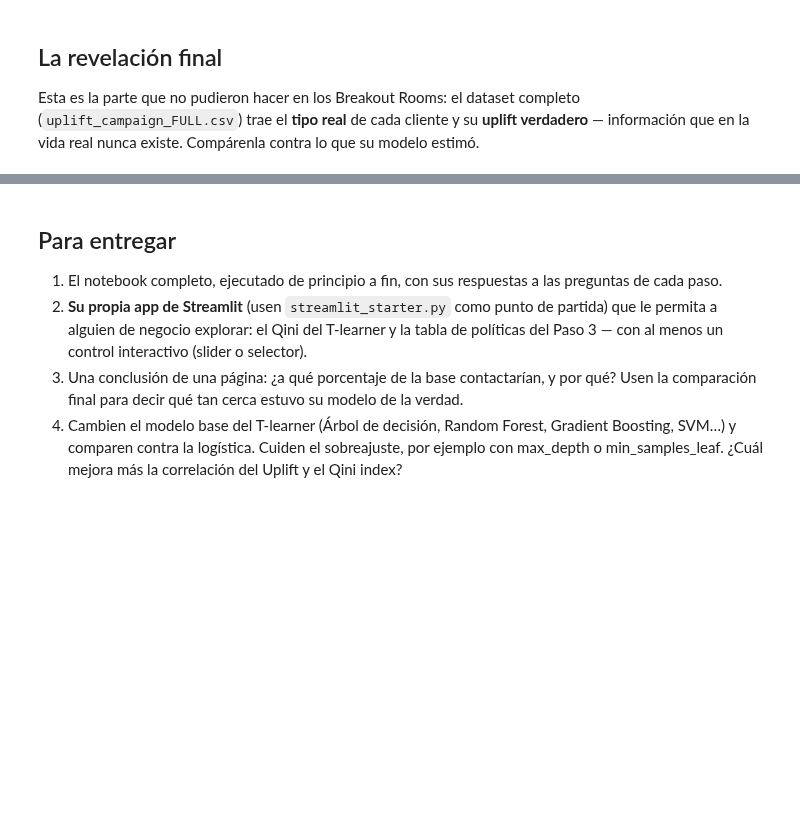
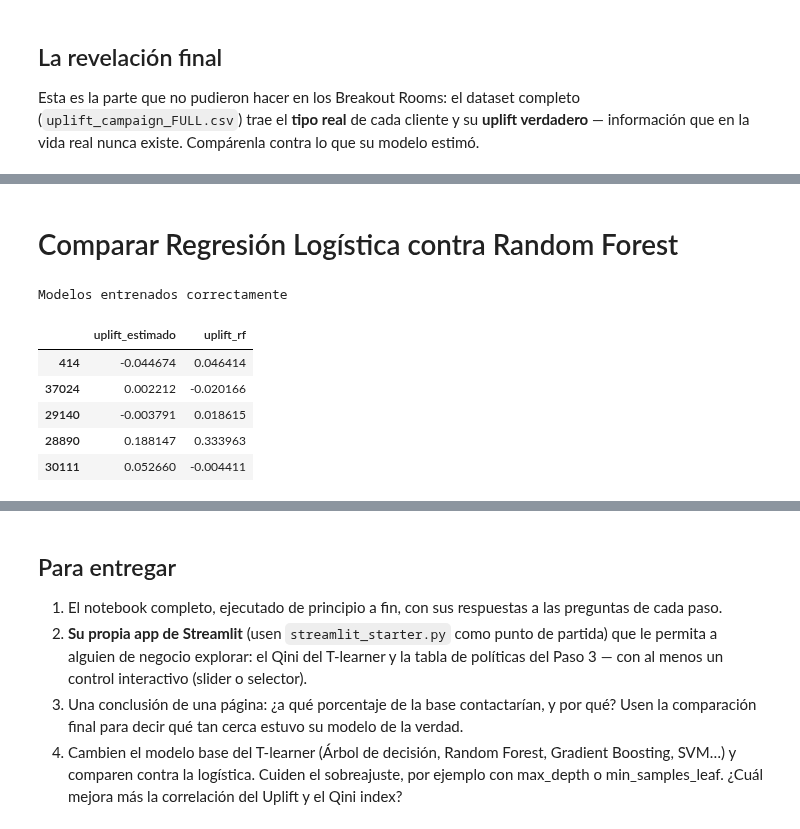
Before and after one commit to Chatocl/marketing-analytics-Carlos-Coronado, a Jupyter notebook: Semana_3/Tarea/laboratorio_final.ipynb, the cells around one changed output, grey strips where cells are left out. Cells and saved outputs as stored; diff of their text form; code cells hidden in the pictures; blank space fills up the shorter version.

```diff
--- a/Semana_3/Tarea/laboratorio_final.ipynb
+++ b/Semana_3/Tarea/laboratorio_final.ipynb
@@ -50,7 +58,10 @@ train_churn = train.copy()
 train_churn["churned"] = 1 - train_churn["responded_60d"]
 
 # TODO: entrenen el modelo de riesgo/churn con SOLO los datos de entrenamiento
-modelo_riesgo = ...   # <-- reemplacen esto: LogisticRegression(max_iter=1000).fit(X, y)
+modelo_riesgo = LogisticRegression(max_iter=1000).fit(
+    train_churn[FEATURES],
+    train_churn["churned"]
+)
 
 test = test.copy()
 test["prob_churn"] = modelo_riesgo.predict_proba(test[FEATURES])[:, 1]
@@ -179,0 +233,42 @@ print("Correlación entre uplift ESTIMADO y uplift VERDADERO:", round(full_test[
+# %% [markdown]
+# Comparar Regresión Logística contra Random Forest
+# %%
+from sklearn.ensemble import RandomForestClassifier
+
+# Modelo para los clientes que recibieron cupón
+rf_tratado = RandomForestClassifier(
+    n_estimators=100,
+    max_depth=5,
+    min_samples_leaf=20,
+    random_state=42
+)
+
+# Modelo para los clientes que no recibieron cupón
+rf_control = RandomForestClassifier(
+    n_estimators=100,
+    max_depth=5,
+    min_samples_leaf=20,
+    random_state=42
+)
+
+# Entrenar los modelos
+rf_tratado.fit(train_t[FEATURES], train_t["responded_60d"])
+rf_control.fit(train_c[FEATURES], train_c["responded_60d"])
+
+print("Modelos entrenados correctamente")
+# %% [output]
+Modelos entrenados correctamente
+# %%
+test["uplift_rf"] = (
+    rf_tratado.predict_proba(X_test)[:, 1]
+    - rf_control.predict_proba(X_test)[:, 1]
+)
+
+test[["uplift_estimado", "uplift_rf"]].head()
+# %% [output]
+|  | uplift_estimado | uplift_rf |
+| 414 | -0.044674 | 0.046414 |
+| 37024 | 0.002212 | -0.020166 |
+| 29140 | -0.003791 | 0.018615 |
+| 28890 | 0.188147 | 0.333963 |
+| 30111 | 0.052660 | -0.004411 |
```
Also changed, not shown: parts of 12 cells of this notebook.
